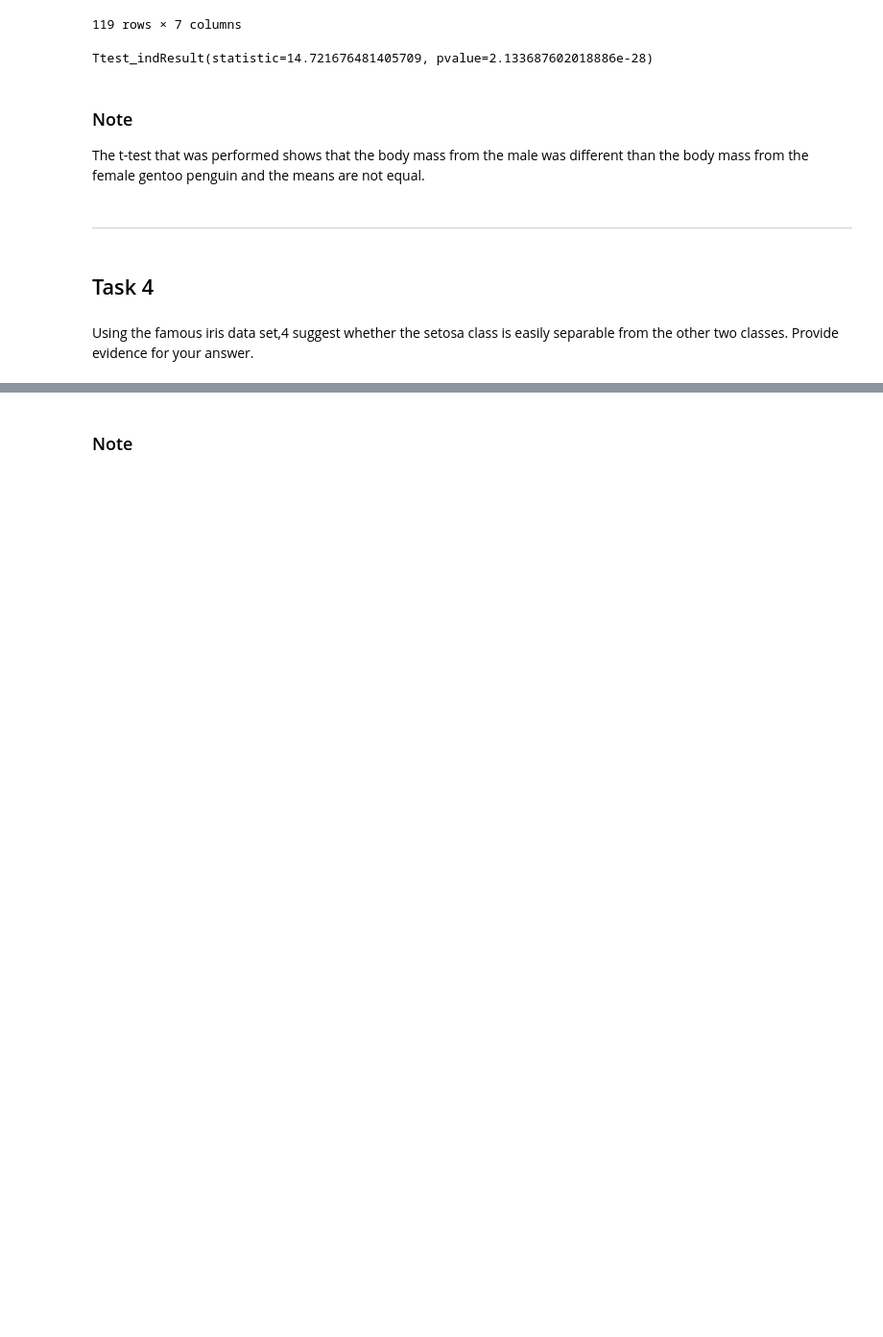
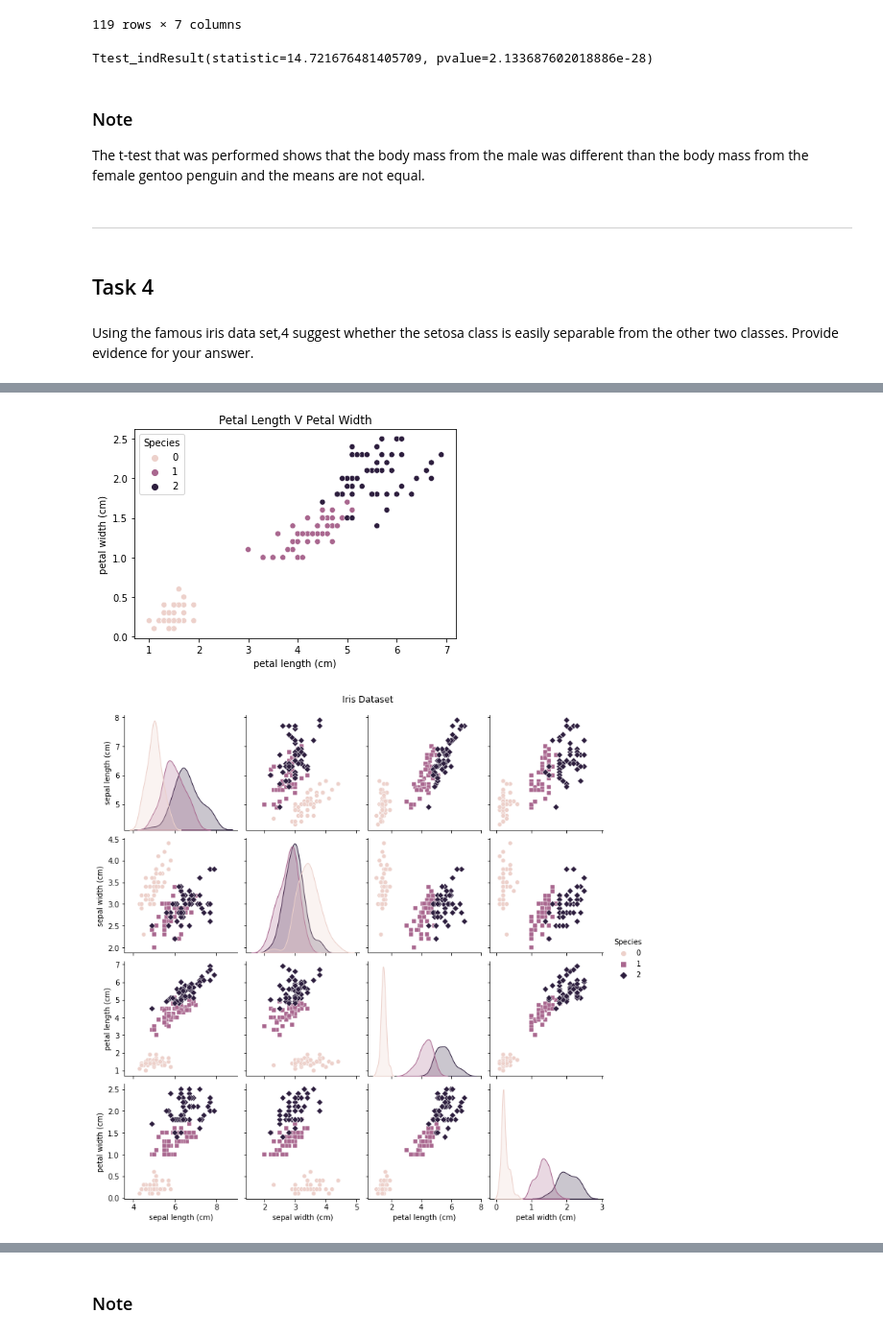
Before and after one commit to Ginafenn/Machine-Learning-Statistics, a Jupyter notebook: tasks.ipynb, the cells around one changed output, grey strips where cells are left out. Shown at 96% size. Cells and saved outputs as stored; diff of their text form; code cells hidden in the pictures; blank space fills up the shorter version.

```diff
--- a/tasks.ipynb
+++ b/tasks.ipynb
@@ -383,3 +396,15 @@ The t-test that was performed shows that the body mass from the male was differe
 ## Task 4
 # %% [markdown]
 Using the famous iris data set,4 suggest whether the setosa class is easily separable from the other two classes. Provide evidence for your answer.
+# %%
+# Load iris data set
+iris = load_iris()
+iris_data = iris.data
+iris_target = iris.target
+iris_feature_names = iris.feature_names
+
+iris_df = pd.DataFrame(data=iris_data, columns=iris_feature_names)
+iris_df['Species'] = iris_target
+
+# Show
+iris_df
@@ -385,0 +425,22 @@ Using the famous iris data set,4 suggest whether the setosa class is easily sepa
+# %%
+# Scatter plot to show petal length V petal width
+sns.scatterplot(x='petal length (cm)', y='petal width (cm)', hue='Species', data=iris_df)
+
+# Title
+plt.title('Petal Length V Petal Width')
+
+# Plot scatter plot
+plt.show()
+
+
+# Pair plot to show all features by species
+sns.pairplot(iris_df, hue='Species', markers=["o", "s", "D"])
+
+# Title
+plt.suptitle('Iris Dataset', y=1.02)
+
+# Plot
+plt.show()
+# %% [output]
+[figure, added]
+[figure, added]
```
Also changed, not shown: parts of 16 cells of this notebook, 2 other files.
